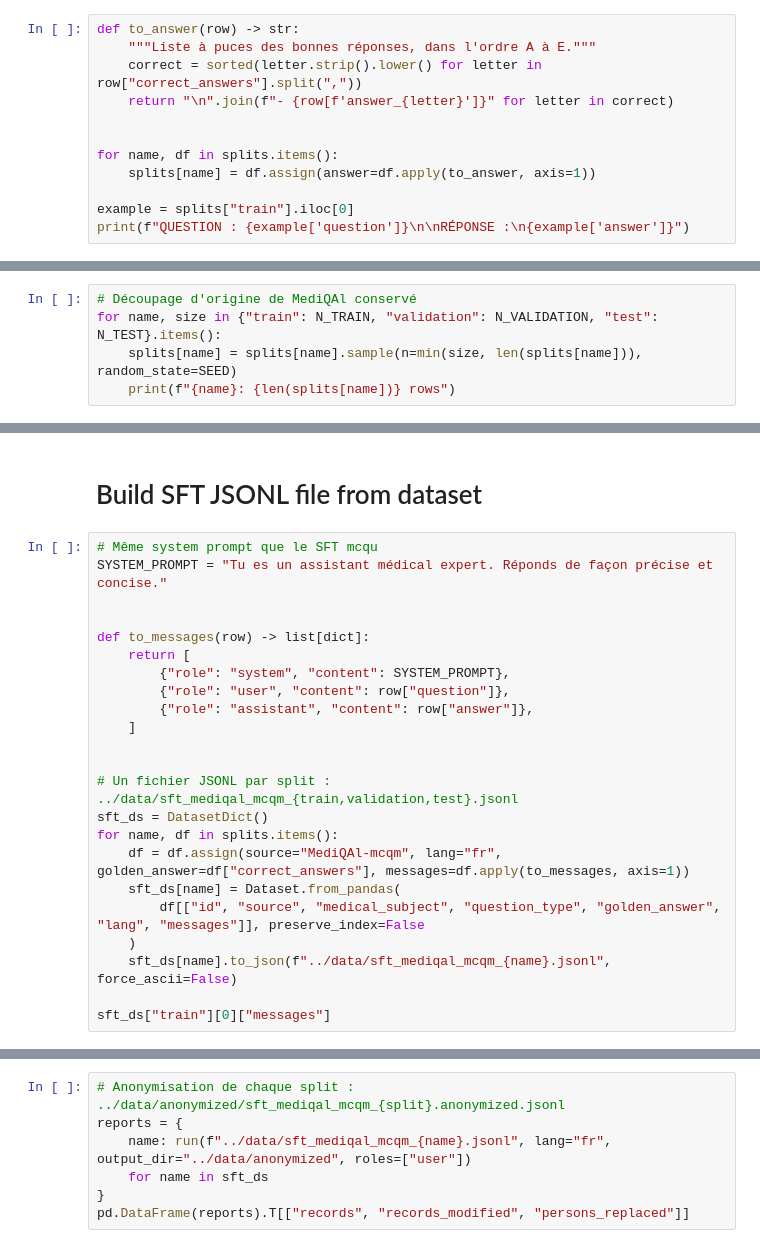
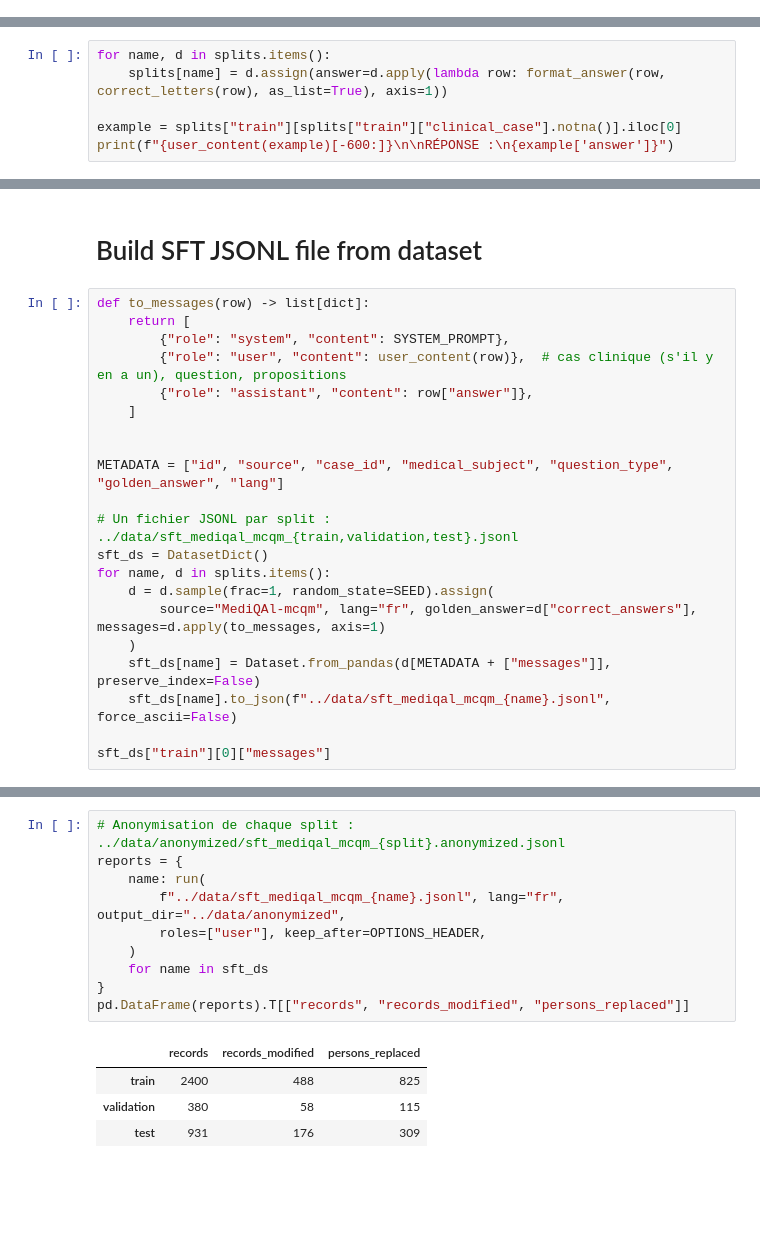
Before and after one commit to ObiYohan/AI_agent_for_medical_triage, a Jupyter notebook: notebook/data_prep_SFT_MediQAl_mcqm.ipynb, the cells around one changed output, grey strips where cells are left out. Saved outputs shown, nothing was run; the diff lists cells and outputs as text; blank space fills up the shorter version.

```diff
--- a/notebook/data_prep_SFT_MediQAl_mcqm.ipynb
+++ b/notebook/data_prep_SFT_MediQAl_mcqm.ipynb
@@ -84,12 +131,0 @@ La réponse est la liste à puces des bonnes réponses, dans l'ordre des options
-# %%
-def to_answer(row) -> str:
-    """Liste à puces des bonnes réponses, dans l'ordre A à E."""
-    correct = sorted(letter.strip().lower() for letter in row["correct_answers"].split(","))
-    return "\n".join(f"- {row[f'answer_{letter}']}" for letter in correct)
-
-
-for name, df in splits.items():
-    splits[name] = df.assign(answer=df.apply(to_answer, axis=1))
-
-example = splits["train"].iloc[0]
-print(f"QUESTION : {example['question']}\n\nRÉPONSE :\n{example['answer']}")
@@ -98,5 +132,6 @@ print(f"QUESTION : {example['question']}\n\nRÉPONSE :\n{example['answer']}")
-# %%
-# Découpage d'origine de MediQAl conservé
-for name, size in {"train": N_TRAIN, "validation": N_VALIDATION, "test": N_TEST}.items():
-    splits[name] = splits[name].sample(n=min(size, len(splits[name])), random_state=SEED)
-    print(f"{name}: {len(splits[name])} rows")
+# %%
+for name, d in splits.items():
+    splits[name] = d.assign(answer=d.apply(lambda row: format_answer(row, correct_letters(row), as_list=True), axis=1))
+
+example = splits["train"][splits["train"]["clinical_case"].notna()].iloc[0]
+print(f"{user_content(example)[-600:]}\n\nRÉPONSE :\n{example['answer']}")
@@ -103,25 +153,23 @@ for name, size in {"train": N_TRAIN, "validation": N_VALIDATION, "test": N_TEST}
 # %% [markdown]
 # Build SFT JSONL file from dataset
 # %%
-# Même system prompt que le SFT mcqu
-SYSTEM_PROMPT = "Tu es un assistant médical expert. Réponds de façon précise et concise."
-
-
 def to_messages(row) -> list[dict]:
     return [
         {"role": "system", "content": SYSTEM_PROMPT},
-        {"role": "user", "content": row["question"]},
+        {"role": "user", "content": user_content(row)},  # cas clinique (s'il y en a un), question, propositions
         {"role": "assistant", "content": row["answer"]},
     ]
 
 
+METADATA = ["id", "source", "case_id", "medical_subject", "question_type", "golden_answer", "lang"]
+
 # Un fichier JSONL par split : ../data/sft_mediqal_mcqm_{train,validation,test}.jsonl
 sft_ds = DatasetDict()
-for name, df in splits.items():
-    df = df.assign(source="MediQAl-mcqm", lang="fr", golden_answer=df["correct_answers"], messages=df.apply(to_messages, axis=1))
-    sft_ds[name] = Dataset.from_pandas(
-        df[["id", "source", "medical_subject", "question_type", "golden_answer", "lang", "messages"]], preserve_index=False
+for name, d in splits.items():
+    d = d.sample(frac=1, random_state=SEED).assign(
+        source="MediQAl-mcqm", lang="fr", golden_answer=d["correct_answers"], messages=d.apply(to_messages, axis=1)
     )
+    sft_ds[name] = Dataset.from_pandas(d[METADATA + ["messages"]], preserve_index=False)
     sft_ds[name].to_json(f"../data/sft_mediqal_mcqm_{name}.jsonl", force_ascii=False)
 
 sft_ds["train"][0]["messages"]
@@ -134,10 +203,18 @@ On n'anonymise que les messages **user** (`roles=["user"]`). Les réponses sont
 # %%
 # Anonymisation de chaque split : ../data/anonymized/sft_mediqal_mcqm_{split}.anonymized.jsonl
 reports = {
-    name: run(f"../data/sft_mediqal_mcqm_{name}.jsonl", lang="fr", output_dir="../data/anonymized", roles=["user"])
+    name: run(
+        f"../data/sft_mediqal_mcqm_{name}.jsonl", lang="fr", output_dir="../data/anonymized",
+        roles=["user"], keep_after=OPTIONS_HEADER,
+    )
     for name in sft_ds
 }
 pd.DataFrame(reports).T[["records", "records_modified", "persons_replaced"]]
+# %% [output]
+|  | records | records_modified | persons_replaced |
+| train | 2400 | 488 | 825 |
+| validation | 380 | 58 | 115 |
+| test | 931 | 176 | 309 |
 # %%
 # DataFrame des messages anonymisés (hors system) et contexte de chaque balise <PERSON>, pour vérification
 rows = []
```
Also changed, not shown: parts of 29 cells of this notebook, 5 other files.
